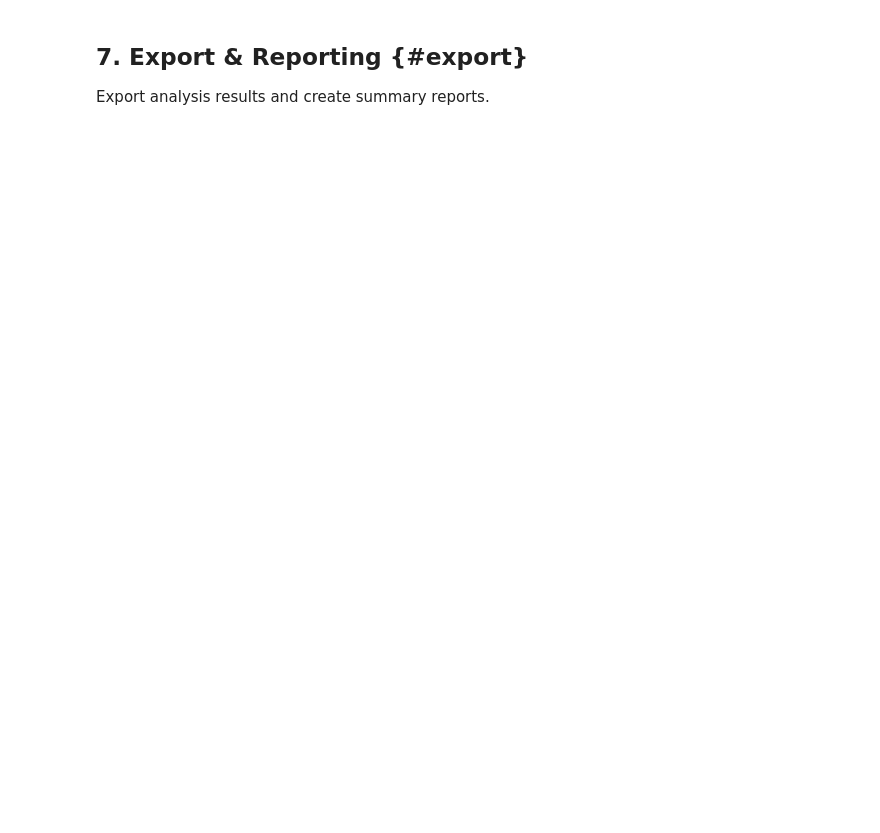
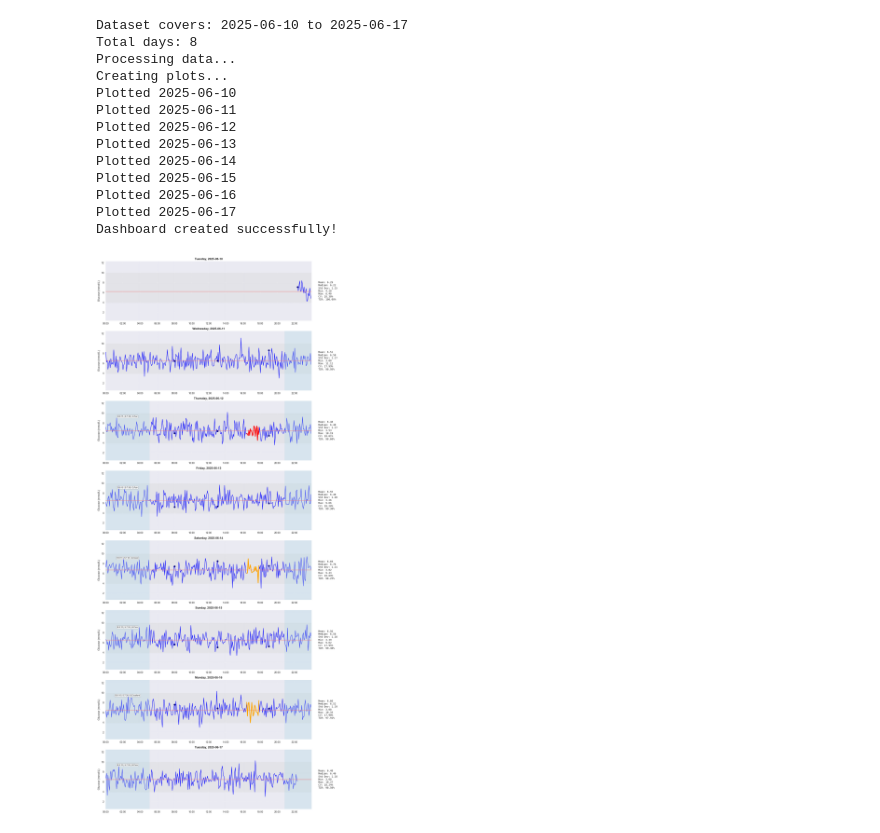
Before and after one commit to philippdubach/glucose-tracker, a Jupyter notebook: notebooks/data_exploration.ipynb, the cells around one changed output. Drawn from its saved outputs; the diff is of its cells as text; code cells hidden in the pictures; blank space fills up the shorter version.

```diff
--- a/notebooks/data_exploration.ipynb
+++ b/notebooks/data_exploration.ipynb
@@ -42,7 +29,7 @@ print(f"📅 Analysis date: {datetime.now().strftime('%Y-%m-%d %H:%M')}")
 # %%
 # Configuration
-DATA_DIR = Path("data/sample")
-OUTPUT_DIR = Path("output")
+DATA_DIR = Path("/data/sample")
+OUTPUT_DIR = Path("/output")
 OUTPUT_DIR.mkdir(exist_ok=True)
 
 # Glucose target ranges (mmol/L)
@@ -57,9 +44,6 @@ COLORS = {
     'nutrition': '#C73E1D',
     'target': '#59CD90'
 }
-
-print(f"📁 Data directory: {DATA_DIR}")
-print(f"📂 Output directory: {OUTPUT_DIR}")
 # %%
 # Data loading functions
 def load_glucose_data(filepath):
@@ -193,7 +476,39 @@ print("✅ Interactive dashboard created!")
-# %% [markdown]
-## 7. Export & Reporting {#export}
-
-Export analysis results and create summary reports.
+# %%
+if not glucose_df.empty:
+    # Get the date range from glucose data
+    start_date = glucose_df.index.min().date()
+    end_date = glucose_df.index.max().date()
+    num_days = (end_date - start_date).days + 1
+
+    print(f"\nDataset covers: {start_date} to {end_date}")
+    print(f"Total days: {num_days}")
+
+# Create dashboard for the entire dataset
+    fig, df_combined = create_glucose_dashboard_from_dfs(
+        df_glucose=glucose_df,
+        df_nutrition=nutrition_df,
+        df_workout=workout_df,
+        df_sleep=sleep_df,
+        start_date=start_date,
+        num_days=num_days
+    )
+
+plt.show()
+# %% [output]
+Dataset covers: 2025-06-10 to 2025-06-17
+Total days: 8
+Processing data...
+Creating plots...
+Plotted 2025-06-10
+Plotted 2025-06-11
+Plotted 2025-06-12
+Plotted 2025-06-13
+Plotted 2025-06-14
+Plotted 2025-06-15
+Plotted 2025-06-16
+Plotted 2025-06-17
+Dashboard created successfully!
+[figure, added]
 # %%
 # Export analysis results
 def export_analysis_results():
```
Also changed, not shown: parts of 11 cells of this notebook, 9 other files.
